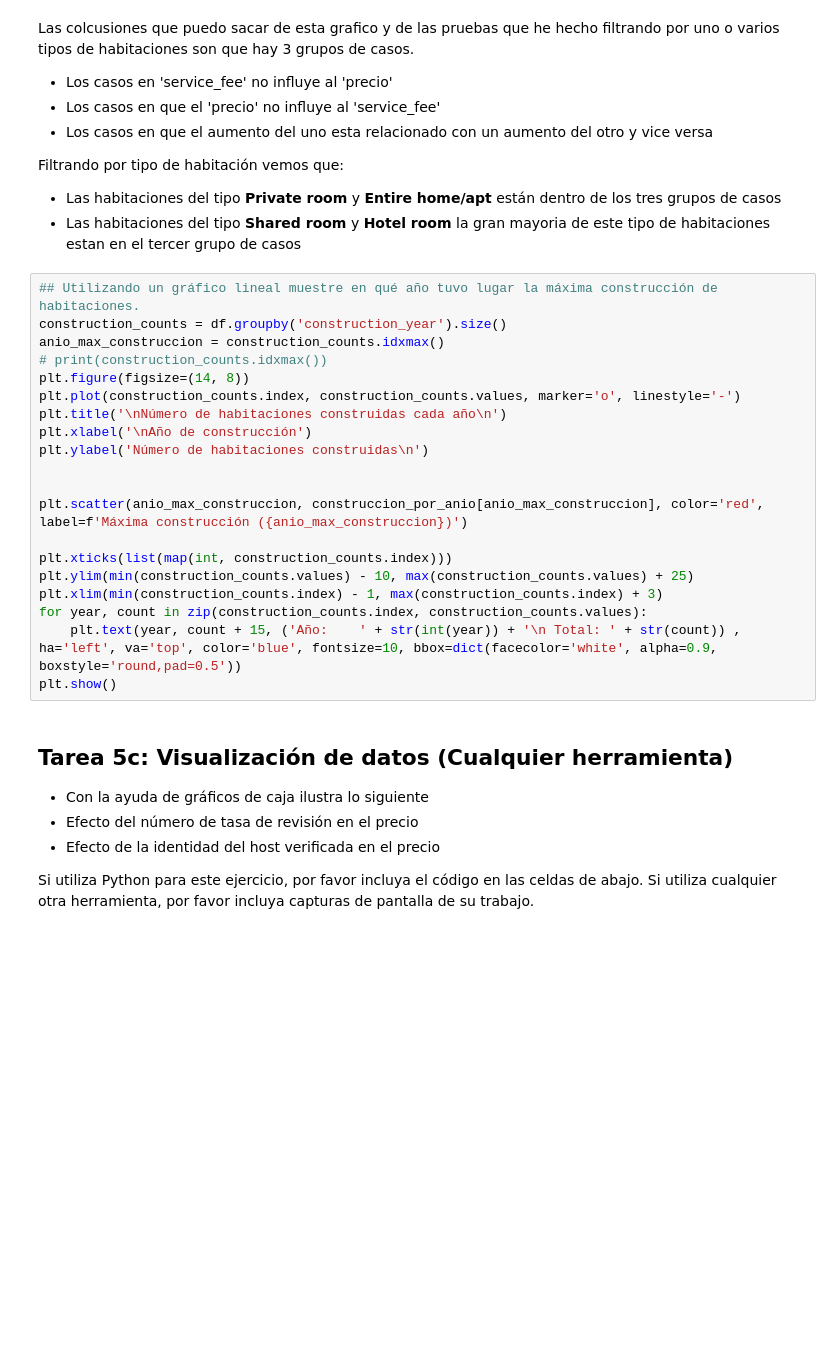
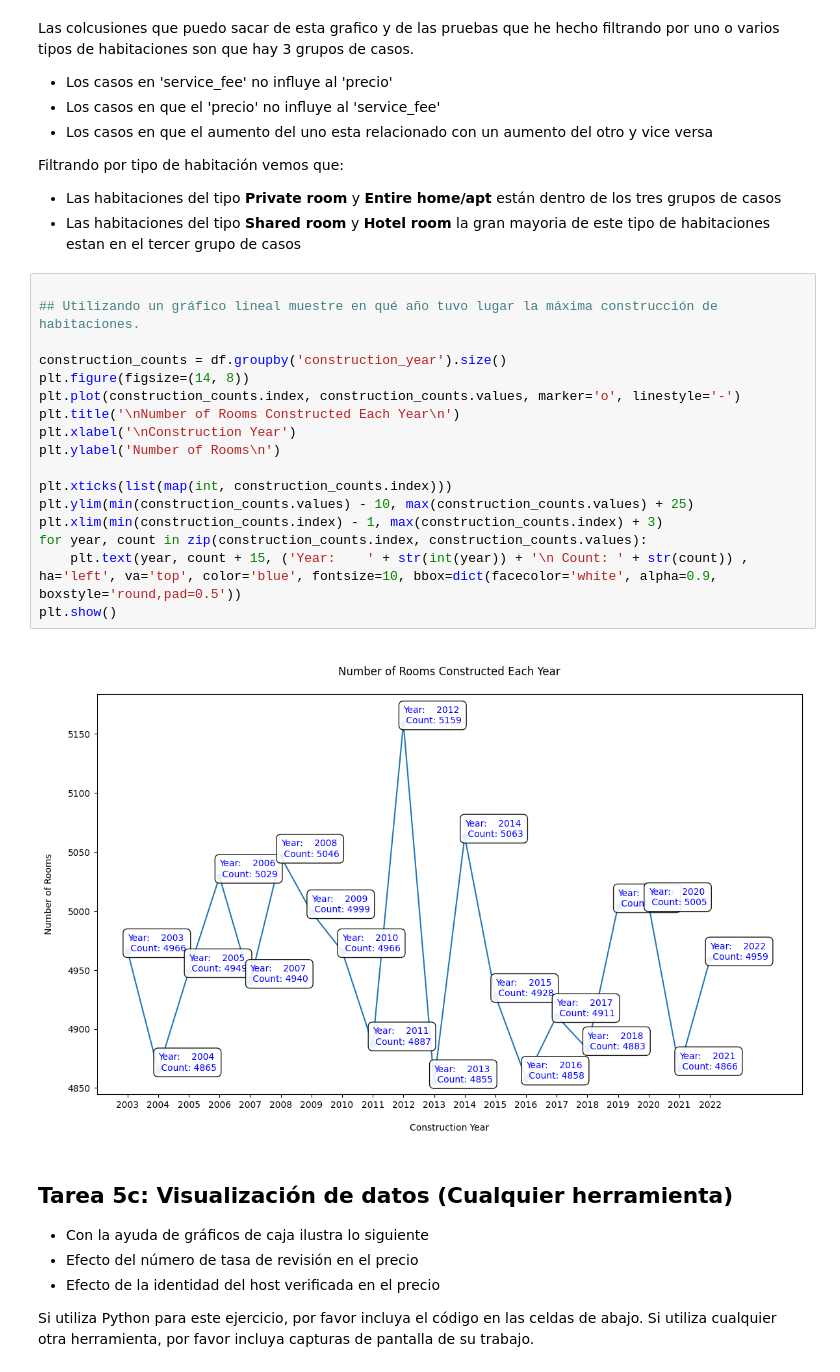
Before and after one commit to yorgopetsas/IBM-Data_Analysis_Course-Final_Project-Spanish, a Jupyter notebook: Yorgo_Petsas_Final_Project(Spanish_IBM_Data_Analysis).ipynb, the cells around one changed output. Drawn from its saved outputs; the diff is of its cells as text; blank space fills up the shorter version.

Commit message:
Outputs included, Line Chart fixed

```diff
--- a/Yorgo_Petsas_Final_Project(Spanish_IBM_Data_Analysis).ipynb
+++ b/Yorgo_Petsas_Final_Project(Spanish_IBM_Data_Analysis).ipynb
@@ -377,25 +586,24 @@ Filtrando por tipo de habitación vemos que:
 * Las habitaciones del tipo **Private room** y **Entire home/apt** están dentro de los tres grupos de casos
 * Las habitaciones del tipo **Shared room** y **Hotel room** la gran mayoria de este tipo de habitaciones estan en el tercer grupo de casos
 # %%
+
 ## Utilizando un gráfico lineal muestre en qué año tuvo lugar la máxima construcción de habitaciones.
+
 construction_counts = df.groupby('construction_year').size()
-anio_max_construccion = construction_counts.idxmax()
-# print(construction_counts.idxmax())
 plt.figure(figsize=(14, 8))
 plt.plot(construction_counts.index, construction_counts.values, marker='o', linestyle='-')
-plt.title('\nNúmero de habitaciones construidas cada año\n')
-plt.xlabel('\nAño de construcción')
-plt.ylabel('Número de habitaciones construidas\n')
-
-
-plt.scatter(anio_max_construccion, construccion_por_anio[anio_max_construccion], color='red', label=f'Máxima construcción ({anio_max_construccion})')
+plt.title('\nNumber of Rooms Constructed Each Year\n')
+plt.xlabel('\nConstruction Year')
+plt.ylabel('Number of Rooms\n')
 
 plt.xticks(list(map(int, construction_counts.index)))
 plt.ylim(min(construction_counts.values) - 10, max(construction_counts.values) + 25)
 plt.xlim(min(construction_counts.index) - 1, max(construction_counts.index) + 3)
 for year, count in zip(construction_counts.index, construction_counts.values):
-    plt.text(year, count + 15, ('Año:    ' + str(int(year)) + '\n Total: ' + str(count)) , ha='left', va='top', color='blue', fontsize=10, bbox=dict(facecolor='white', alpha=0.9, boxstyle='round,pad=0.5'))
+    plt.text(year, count + 15, ('Year:    ' + str(int(year)) + '\n Count: ' + str(count)) , ha='left', va='top', color='blue', fontsize=10, bbox=dict(facecolor='white', alpha=0.9, boxstyle='round,pad=0.5'))
 plt.show()
+# %% [output]
+[figure, added]
 # %% [markdown]
 ## Tarea 5c: Visualización de datos (Cualquier herramienta)
 
```
Also changed, not shown: parts of 26 cells of this notebook.
